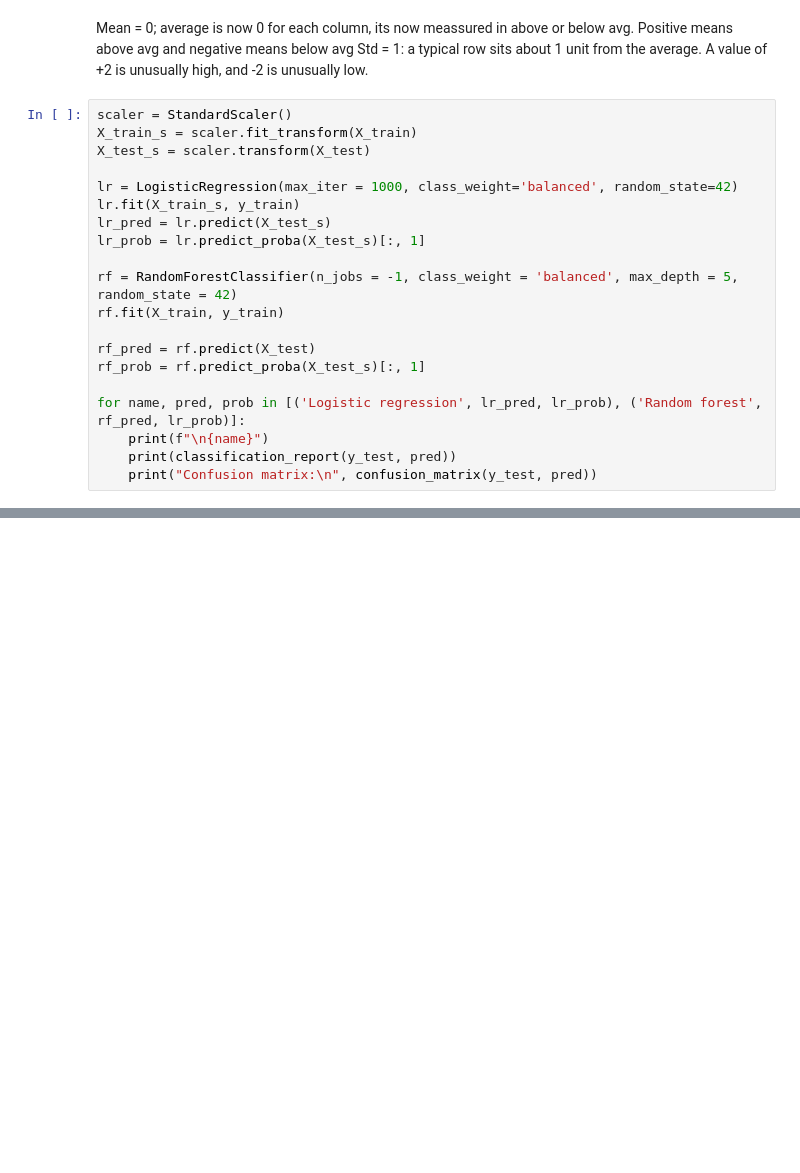
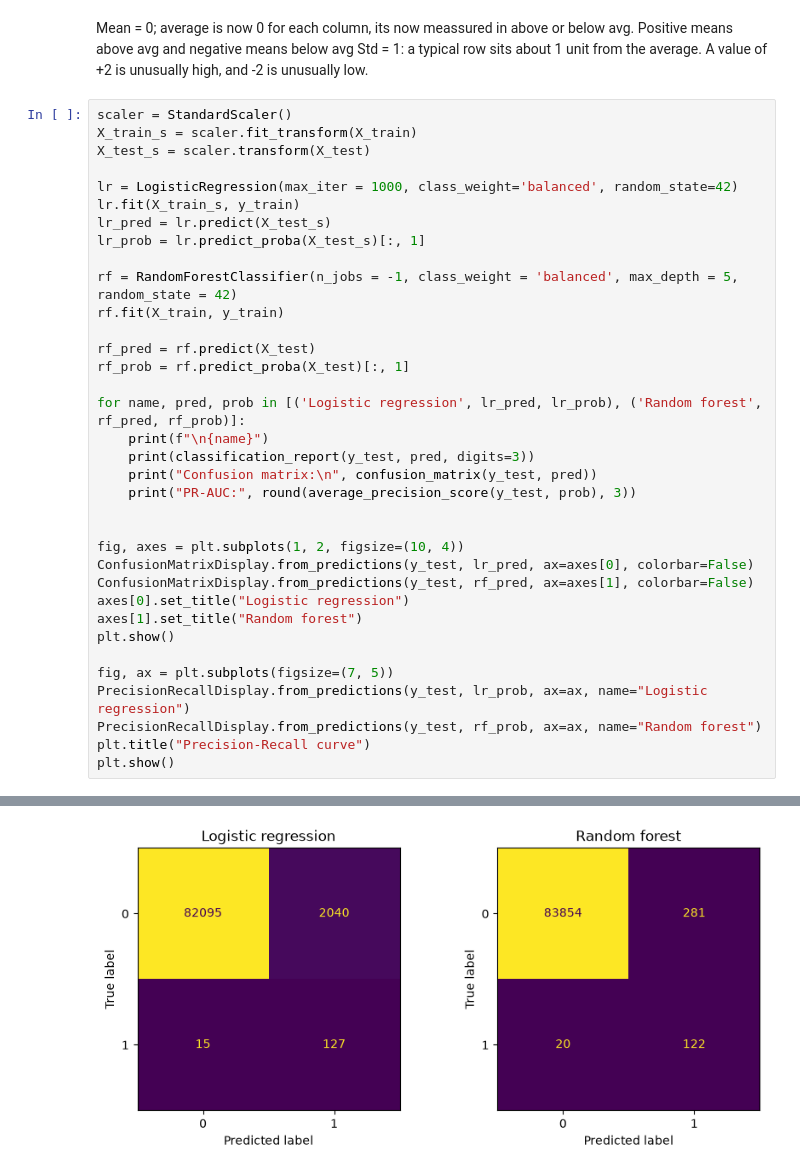
Before and after one commit to AshACxx/AshsProjects, a Jupyter notebook: 09-machinelearning/starter.ipynb, the cells around one changed output, grey strips where cells are left out. Cells and saved outputs as stored; diff of their text form; blank space fills up the shorter version.

```diff
--- a/09-machinelearning/starter.ipynb
+++ b/09-machinelearning/starter.ipynb
@@ -100,9 +203,25 @@ rf = RandomForestClassifier(n_jobs = -1, class_weight = 'balanced', max_depth =
 rf.fit(X_train, y_train)
 
 rf_pred = rf.predict(X_test)
-rf_prob = rf.predict_proba(X_test_s)[:, 1]
+rf_prob = rf.predict_proba(X_test)[:, 1]
 
-for name, pred, prob in [('Logistic regression', lr_pred, lr_prob), ('Random forest', rf_pred, lr_prob)]:
+for name, pred, prob in [('Logistic regression', lr_pred, lr_prob), ('Random forest', rf_pred, rf_prob)]:
     print(f"\n{name}")
-    print(classification_report(y_test, pred))
+    print(classification_report(y_test, pred, digits=3))
     print("Confusion matrix:\n", confusion_matrix(y_test, pred))
+    print("PR-AUC:", round(average_precision_score(y_test, prob), 3))
+
+
+fig, axes = plt.subplots(1, 2, figsize=(10, 4))
+ConfusionMatrixDisplay.from_predictions(y_test, lr_pred, ax=axes[0], colorbar=False)
+ConfusionMatrixDisplay.from_predictions(y_test, rf_pred, ax=axes[1], colorbar=False)
+axes[0].set_title("Logistic regression")
+axes[1].set_title("Random forest")
+plt.show()
+
+fig, ax = plt.subplots(figsize=(7, 5))
+PrecisionRecallDisplay.from_predictions(y_test, lr_prob, ax=ax, name="Logistic regression")
+PrecisionRecallDisplay.from_predictions(y_test, rf_prob, ax=ax, name="Random forest")
+plt.title("Precision-Recall curve")
+plt.show()
+# %% [output]
@@ -108,0 +245 @@ for name, pred, prob in [('Logistic regression', lr_pred, lr_prob), ('Random for
+[figure, added]
```
Also changed, not shown: parts of 12 cells of this notebook.
